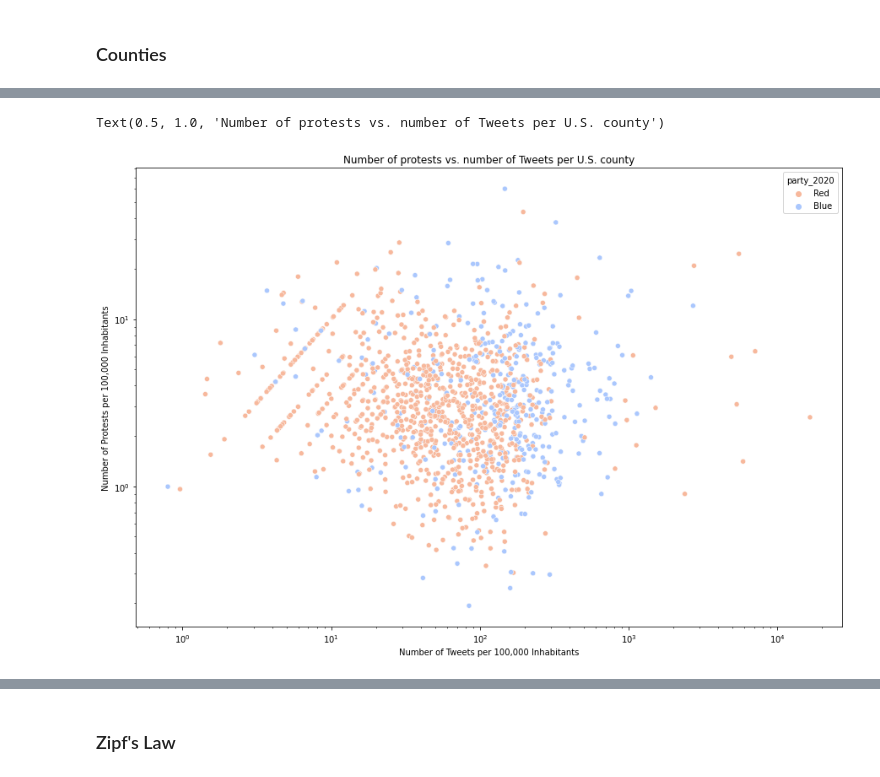
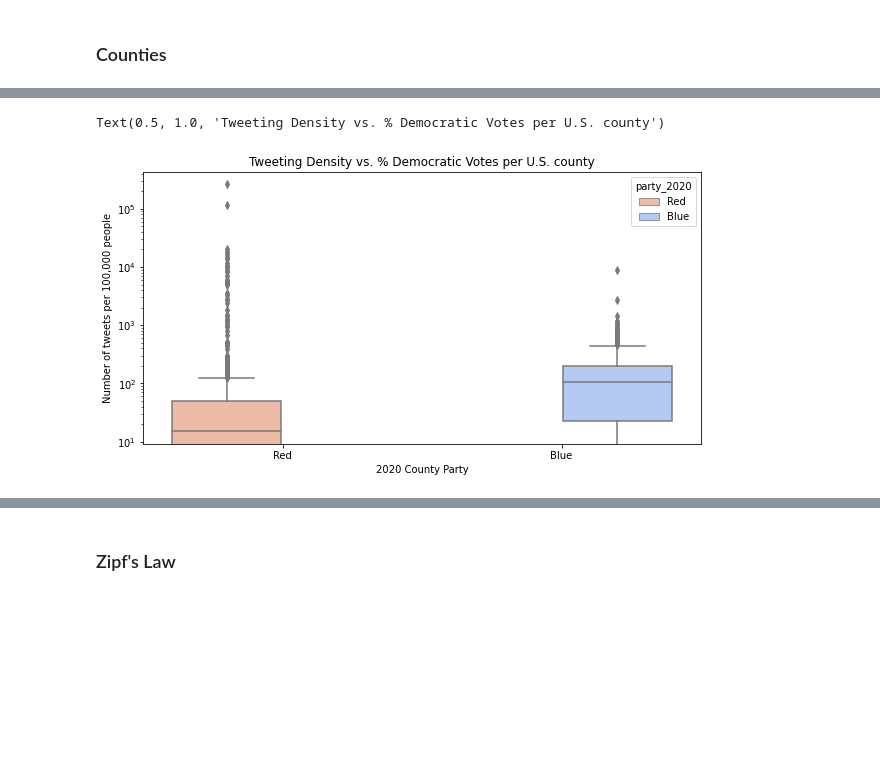
Before and after one commit to lnicoletti/hashtag_activism_protest, a Jupyter notebook: notebooks/2-DataExplorationAPI2.ipynb, the cells around one changed output, grey strips where cells are left out. Drawn from its saved outputs; the diff is of its cells as text; code cells hidden in the pictures; blank space fills up the shorter version.

```diff
--- a/notebooks/2-DataExplorationAPI2.ipynb
+++ b/notebooks/2-DataExplorationAPI2.ipynb
@@ -125,18 +109,20 @@ dfs = [counties_t, counties_p, counties_e, counties[['GEOID', 'POP_ESTIMATE_2019
 
 counties_tp = gpd.GeoDataFrame(reduce(lambda left,right: pd.merge(left,right,on='GEOID'), dfs))
 
+# calculate vote per capita metrics and voter turnout change
 counties_tp['votes_100k_2016'] = (counties_tp['total_votes_2016']/counties_tp['POP_ESTIMATE_2019'])*100000
 counties_tp['votes_100k_2020'] = (counties_tp['total_votes_2020']/counties_tp['POP_ESTIMATE_2019'])*100000
 counties_tp['votes_100k_change'] = (counties_tp['votes_100k_2020'] - counties_tp['votes_100k_2016'])/counties_tp['votes_100k_2016']
+
+counties_tp['party_2016'] = ""
+counties_tp['party_2020'] = ""
+
+counties_tp['party_2016'][counties_tp['per_dem_2016']<0.5] = "Red"
+counties_tp['party_2016'][counties_tp['per_dem_2016']>=0.5] = "Blue"
+
+counties_tp['party_2020'][counties_tp['per_dem_2020']<0.5] = "Red"
+counties_tp['party_2020'][counties_tp['per_dem_2020']>=0.5] = "Blue"
+
+# calculate tweet and protest metrics
+counties_tp['tweet_count_100k'] = (counties_tp['tweet_count']/counties_tp['POP_ESTIMATE_2019'])*100000
+counties_tp['protest_count_100k'] = (counties_tp['protest_count']/counties_tp['POP_ESTIMATE_2019'])*100000
-# %%
-counties_tp['tweet_count_100k'] = (counties_tp['tweet_count']/counties_tp['POP_ESTIMATE_2019'])*100000
-counties_tp['protest_count_100k'] = (counties_tp['protest_count']/counties_tp['POP_ESTIMATE_2019'])*100000
-
-counties_tp['party_2016'] = ""
-counties_tp['party_2020'] = ""
-
-counties_tp['party_2016'][counties_tp['per_dem_2016']<0.5] = "Red"
-counties_tp['party_2016'][counties_tp['per_dem_2016']>0.5] = "Blue"
-
-counties_tp['party_2020'][counties_tp['per_dem_2020']<0.5] = "Red"
-counties_tp['party_2020'][counties_tp['per_dem_2020']>0.5] = "Blue"
@@ -157,14 +184,13 @@ Text(0.5, 1.0, 'Number of protests vs. number of Tweets per U.S. county')
 # %%
-fig, ax = plt.subplots(figsize=(15,10)) ##[counties_tp['tweet_count']<100]
-sns.scatterplot(data=counties_tp[(counties_tp['tweet_count_100k']!=0)&(counties_tp['protest_count_100k']!=0)],
-                x='tweet_count_100k', y='protest_count_100k', hue = "party_2020", palette = "coolwarm_r")
-
-ax.set_xscale('log')
+fig, ax = plt.subplots(figsize=(10,5)) ##[counties_tp['tweet_count']<100]
+sns.boxplot(data=counties_tp, y='tweet_count_100k',
+                x='party_2020', hue = "party_2020", palette = "coolwarm_r")
+# ax.set_xscale('log')
 ax.set_yscale('log')
 
-ax.set_ylabel("Number of Protests per 100,000 Inhabitants")
-ax.set_xlabel("Number of Tweets per 100,000 Inhabitants")
-plt.title("Number of protests vs. number of Tweets per U.S. county")
+ax.set_ylabel("Number of tweets per 100,000 people")
+ax.set_xlabel("2020 County Party")
+plt.title("Tweeting Density vs. % Democratic Votes per U.S. county")
 # %% [output]
-Text(0.5, 1.0, 'Number of protests vs. number of Tweets per U.S. county')
+Text(0.5, 1.0, 'Tweeting Density vs. % Democratic Votes per U.S. county')
-[figure, old version]
+[figure, new version]
```
Also changed, not shown: parts of 49 cells of this notebook, 1 other file.
